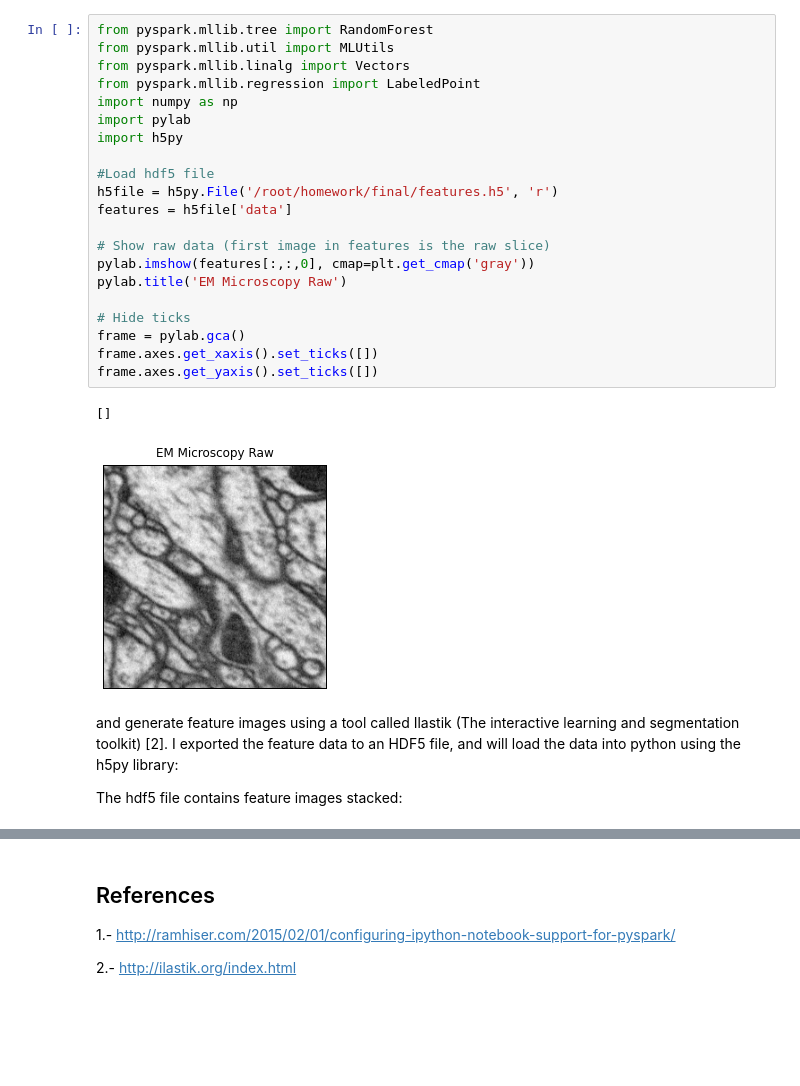
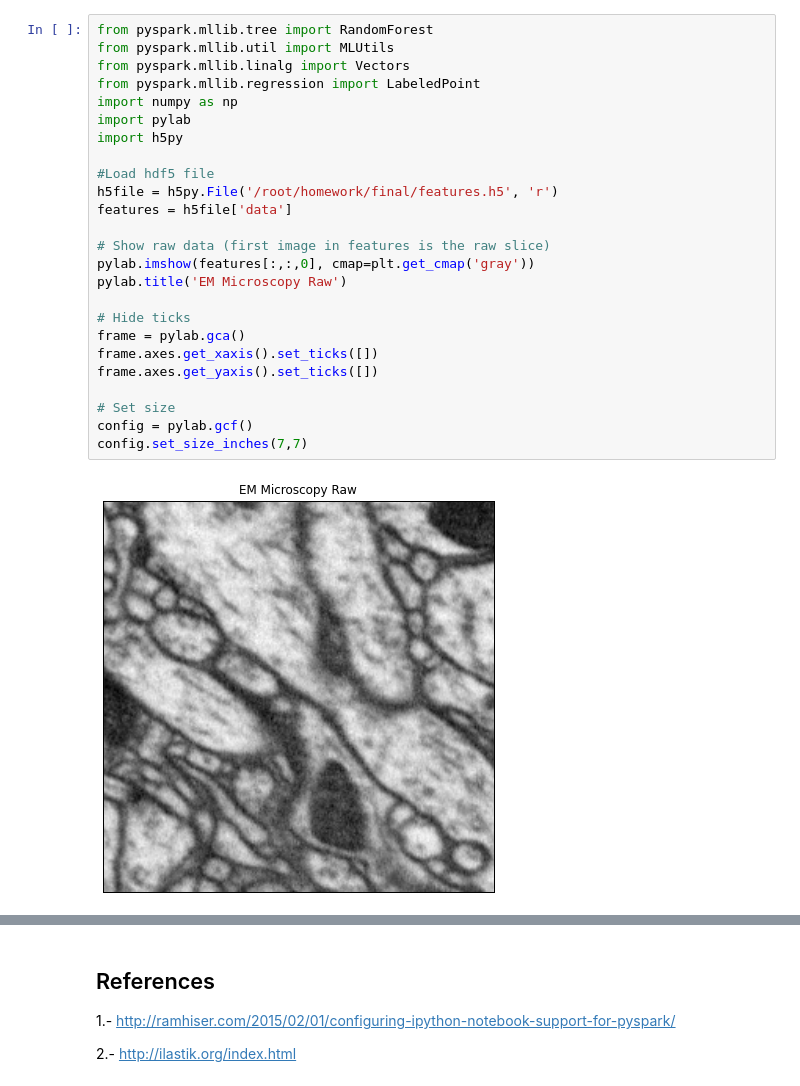
Before and after one commit to JaimeIvanCervantes/ProgrammingPuzzlesExamplesTests, a Jupyter notebook: notebooks/PysparkMLLibRandomForest.ipynb, the cells around one changed output, grey strips where cells are left out. Cells and saved outputs as stored; diff of their text form; blank space fills up the shorter version.

```diff
--- a/notebooks/PysparkMLLibRandomForest.ipynb
+++ b/notebooks/PysparkMLLibRandomForest.ipynb
@@ -81,28 +81,27 @@ For the purpose of these tests, I decide to download sample EM microscopy data f
 # %%
 from pyspark.mllib.tree import RandomForest
 from pyspark.mllib.util import MLUtils
 from pyspark.mllib.linalg import Vectors
 from pyspark.mllib.regression import LabeledPoint
 import numpy as np
 import pylab
 import h5py
 
 #Load hdf5 file
 h5file = h5py.File('/root/homework/final/features.h5', 'r')
 features = h5file['data']
 
 # Show raw data (first image in features is the raw slice)
 pylab.imshow(features[:,:,0], cmap=plt.get_cmap('gray'))
 pylab.title('EM Microscopy Raw')
 
 # Hide ticks
 frame = pylab.gca()
 frame.axes.get_xaxis().set_ticks([])
 frame.axes.get_yaxis().set_ticks([])
+
+# Set size
+config = pylab.gcf()
+config.set_size_inches(7,7)
 # %% [output]
-[]
-[figure, old version]
+[figure, new version]
-# %% [markdown]
-and generate feature images using a tool called Ilastik (The interactive learning and segmentation toolkit) [2]. I exported the feature data to an HDF5 file, and will load the data into python using the h5py library:
-
-The hdf5 file contains feature images stacked:
```
Also changed, not shown: parts of 4 cells of this notebook.
